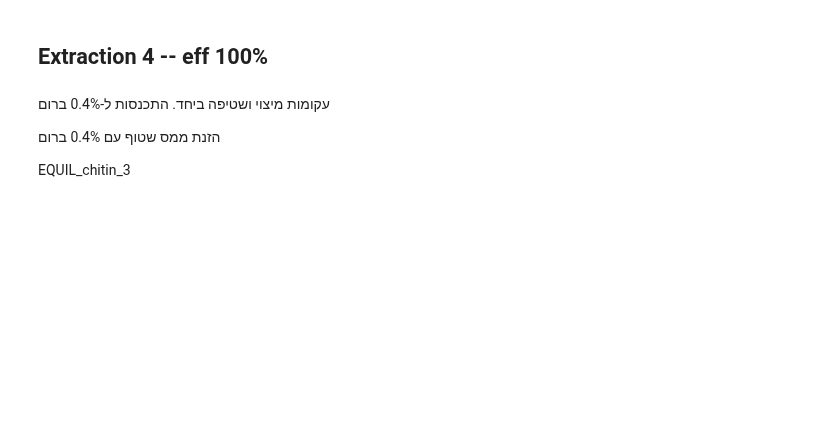
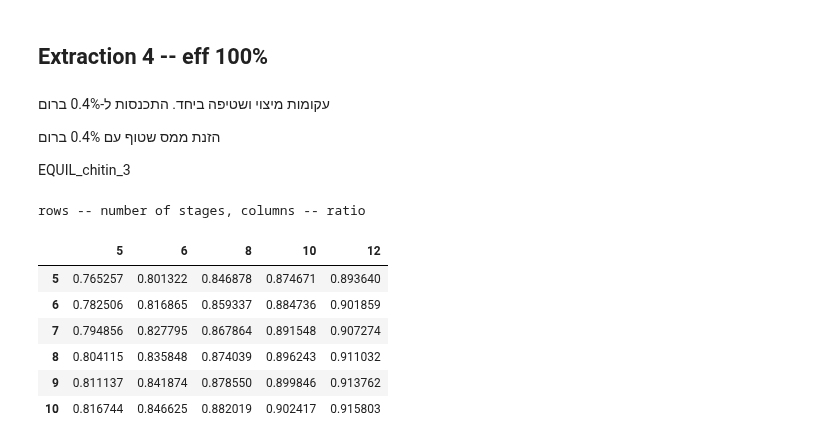
Before and after one commit to vladgap/LLC, a Jupyter notebook: Chitin_LLC_simulation_2.ipynb, the cells around one changed output. Saved outputs shown, nothing was run; the diff lists cells and outputs as text; code cells hidden in the pictures; blank space fills up the shorter version.

```diff
--- a/Chitin_LLC_simulation_2.ipynb
+++ b/Chitin_LLC_simulation_2.ipynb
@@ -344,7 +353,7 @@ table3_1=LLC.BatteryTable(bat3_1).data
 # %%
 # Extraction efficiency
 bat=bat3_1
-eff=bat.Oout*bat.yout[1]/(bat.Ain*bat.xin[1])
+eff=1-bat.Aout*bat.xout[1]/(bat.Ain*bat.xin[1])
 print ('Extraction efficiency = {:.1%}'.format(eff))
 # %% [output]
 Extraction efficiency = 75.7%
@@ -372,23 +381,32 @@ fig3_1.show()
 
 EQUIL_chitin_3
 # %%
-# stages=[5,6,7,8,9,10]
-# ratios=[5,6,8,10,12]
+stages=[5,6,7,8,9,10]
+ratios=[5,6,8,10,12]
 
-# row=[]
-# table=[]
-# for stage in stages:
-#   for ratio in ratios:
-#     bat=LLC.Battery(stages_num=stage, Oin=ratio, Ain=1, yin=[2.4,0.4], xin=[0,39], eff=1, max_iter=300, EQUIL= EQUIL_chitin_3)#, convergence=1E-6)
-#     eff=(bat.Oout*bat.yout[1]-bat.Oin*bat.yin[1])/(bat.Ain*bat.xin[1])
-#     runs=bat.runs
-#     row.append([eff,runs])
-#   table.append(row)
-#   row=[]
-# table=np.array(table)
-# eff_table=pd.DataFrame(table[:,:,0], columns=ratios, index=stages)
-# print ('rows -- number of stages, columns -- ratio')
-# eff_table
+row=[]
+table=[]
+for stage in stages:
+  for ratio in ratios:
+    bat=LLC.Battery(stages_num=stage, Oin=ratio, Ain=1, yin=[2.4,0.4], xin=[0,39], eff=1, max_iter=300, EQUIL= EQUIL_chitin_3)#, convergence=1E-6)
+    eff=1-bat.Aout*bat.xout[1]/(bat.Ain*bat.xin[1])
+    runs=bat.runs
+    row.append([eff,runs])
+  table.append(row)
+  row=[]
+table=np.array(table)
+eff_table=pd.DataFrame(table[:,:,0], columns=ratios, index=stages)
+print ('rows -- number of stages, columns -- ratio')
+eff_table
+# %% [output]
+rows -- number of stages, columns -- ratio
+|  | 5 | 6 | 8 | 10 | 12 |
+| 5 | 0.765257 | 0.801322 | 0.846878 | 0.874671 | 0.893640 |
+| 6 | 0.782506 | 0.816865 | 0.859337 | 0.884736 | 0.901859 |
+| 7 | 0.794856 | 0.827795 | 0.867864 | 0.891548 | 0.907274 |
+| 8 | 0.804115 | 0.835848 | 0.874039 | 0.896243 | 0.911032 |
+| 9 | 0.811137 | 0.841874 | 0.878550 | 0.899846 | 0.913762 |
+| 10 | 0.816744 | 0.846625 | 0.882019 | 0.902417 | 0.915803 |
 # %%
 # run_table=pd.DataFrame(table[:,:,1], columns=ratios, index=stages)
 # print ('rows -- number of stages, columns -- ratio')
```
Also changed, not shown: parts of 9 cells of this notebook.
